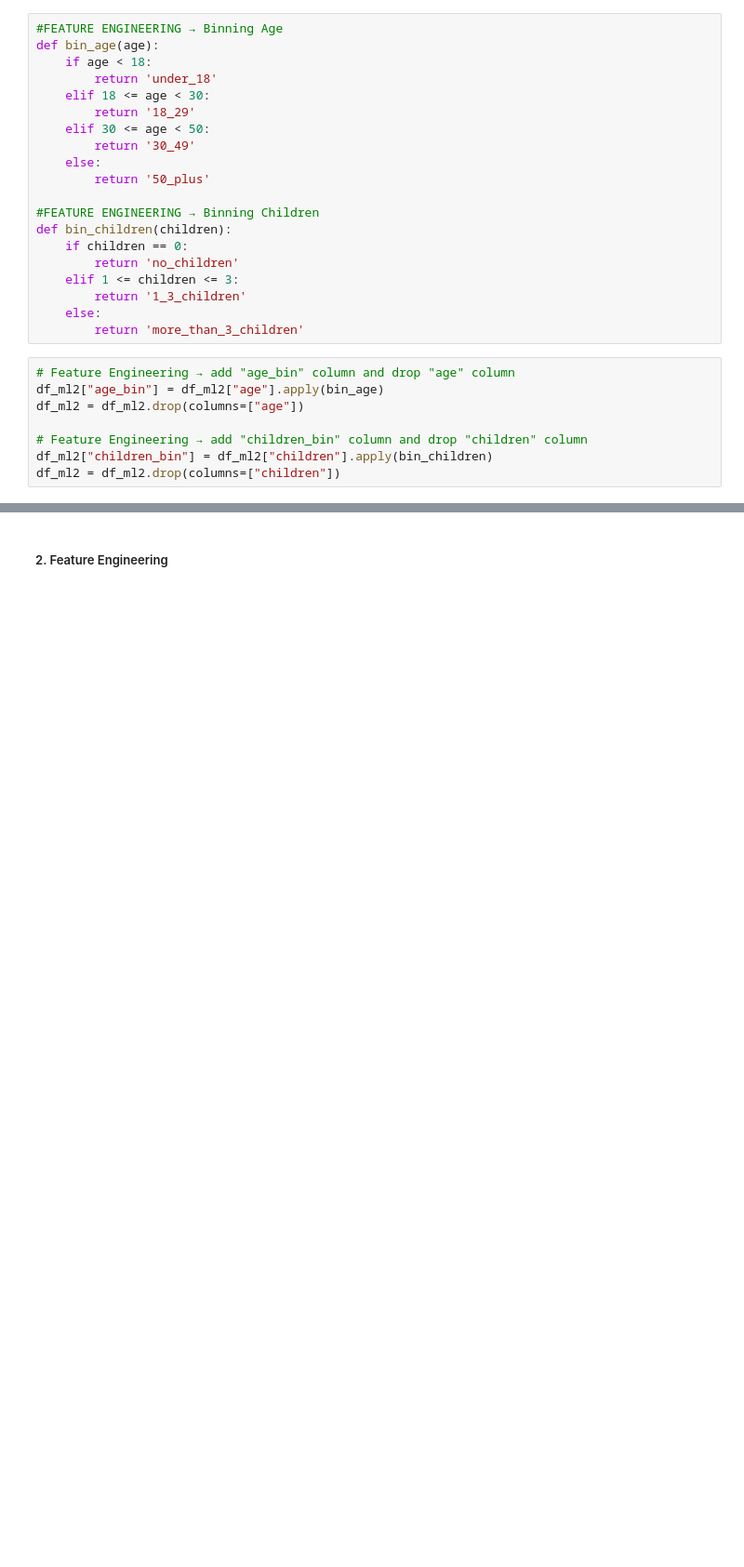
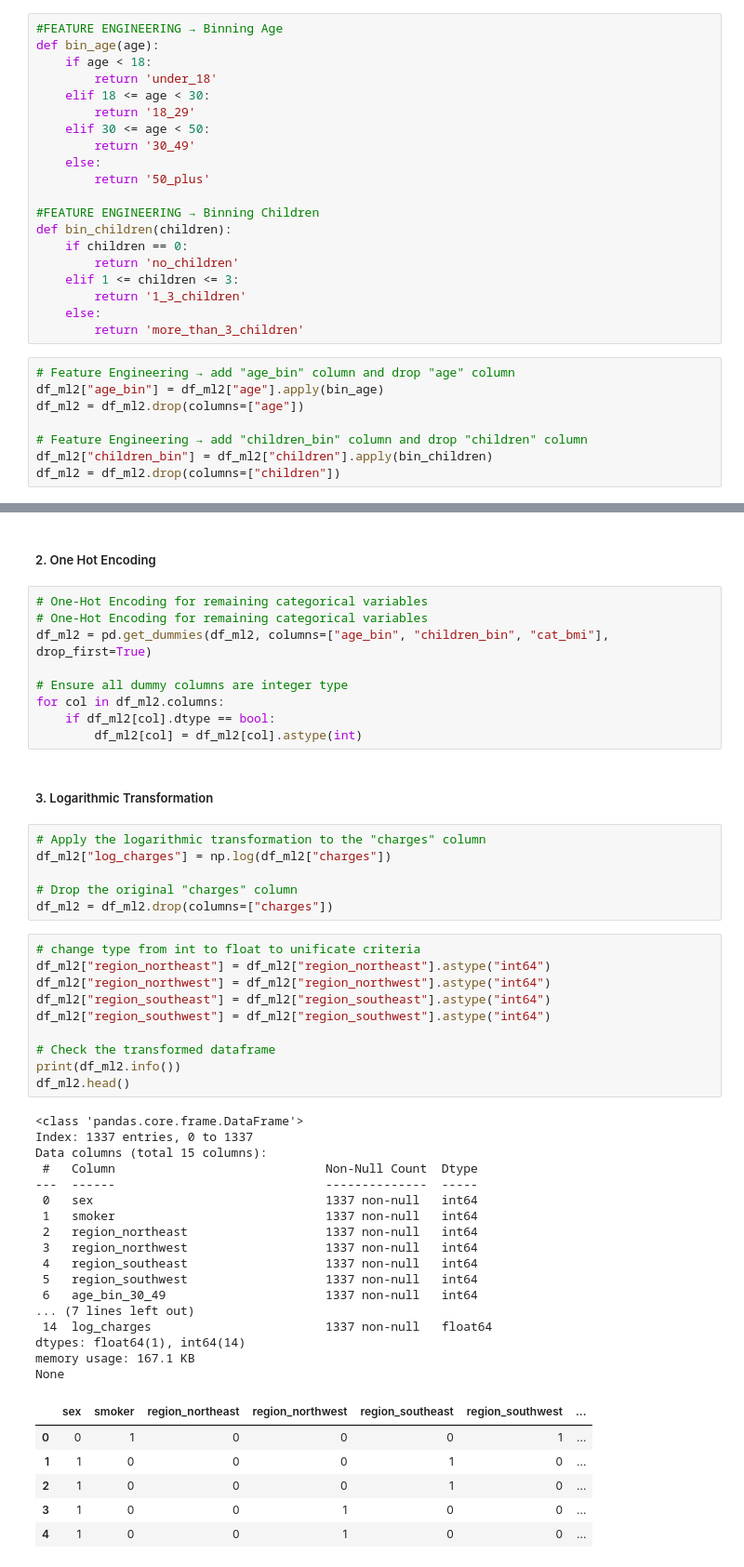
Before and after one commit to mstoychev/Data-Science-Projects, a Jupyter notebook: 6. ML with PySpark/Práctica_de_PySpark_ML_MitkoStoychev.ipynb, the cells around one changed output, grey strips where cells are left out. Shown at 93% size. Saved outputs shown, nothing was run; the diff lists cells and outputs as text; blank space fills up the shorter version.

```diff
--- a/6. ML with PySpark/Práctica_de_PySpark_ML_MitkoStoychev.ipynb
+++ b/6. ML with PySpark/Práctica_de_PySpark_ML_MitkoStoychev.ipynb
@@ -818,2 +809,53 @@ df_ml2.head()
-# %% [markdown]
-##### 2. Feature Engineering
+# %% [markdown]
+##### 2. One Hot Encoding
+# %%
+# One-Hot Encoding for remaining categorical variables
+# One-Hot Encoding for remaining categorical variables
+df_ml2 = pd.get_dummies(df_ml2, columns=["age_bin", "children_bin", "cat_bmi"], drop_first=True)
+
+# Ensure all dummy columns are integer type
+for col in df_ml2.columns:
+    if df_ml2[col].dtype == bool:
+        df_ml2[col] = df_ml2[col].astype(int)
+# %% [markdown]
+##### 3. Logarithmic Transformation
+# %%
+# Apply the logarithmic transformation to the "charges" column
+df_ml2["log_charges"] = np.log(df_ml2["charges"])
+
+# Drop the original "charges" column
+df_ml2 = df_ml2.drop(columns=["charges"])
+# %%
+# change type from int to float to unificate criteria
+df_ml2["region_northeast"] = df_ml2["region_northeast"].astype("int64")
+df_ml2["region_northwest"] = df_ml2["region_northwest"].astype("int64")
+df_ml2["region_southeast"] = df_ml2["region_southeast"].astype("int64")
+df_ml2["region_southwest"] = df_ml2["region_southwest"].astype("int64")
+
+# Check the transformed dataframe
+print(df_ml2.info())
+df_ml2.head()
+# %% [output]
+<class 'pandas.core.frame.DataFrame'>
+Index: 1337 entries, 0 to 1337
+Data columns (total 15 columns):
+ #   Column                             Non-Null Count  Dtype
+---  ------                             --------------  -----
+ 0   sex                                1337 non-null   int64
+ 1   smoker                             1337 non-null   int64
+ 2   region_northeast                   1337 non-null   int64
+ 3   region_northwest                   1337 non-null   int64
+ 4   region_southeast                   1337 non-null   int64
+ 5   region_southwest                   1337 non-null   int64
+ 6   age_bin_30_49                      1337 non-null   int64
+... (7 lines left out)
+ 14  log_charges                        1337 non-null   float64
+dtypes: float64(1), int64(14)
+memory usage: 167.1 KB
+None
+|  | sex | smoker | region_northeast | region_northwest | region_southeast | region_southwest | ... |
+| 0 | 0 | 1 | 0 | 0 | 0 | 1 | ... |
+| 1 | 1 | 0 | 0 | 0 | 1 | 0 | ... |
+| 2 | 1 | 0 | 0 | 0 | 1 | 0 | ... |
+| 3 | 1 | 0 | 0 | 1 | 0 | 0 | ... |
+| 4 | 1 | 0 | 0 | 1 | 0 | 0 | ... |
```
Also changed, not shown: parts of 10 cells of this notebook.
